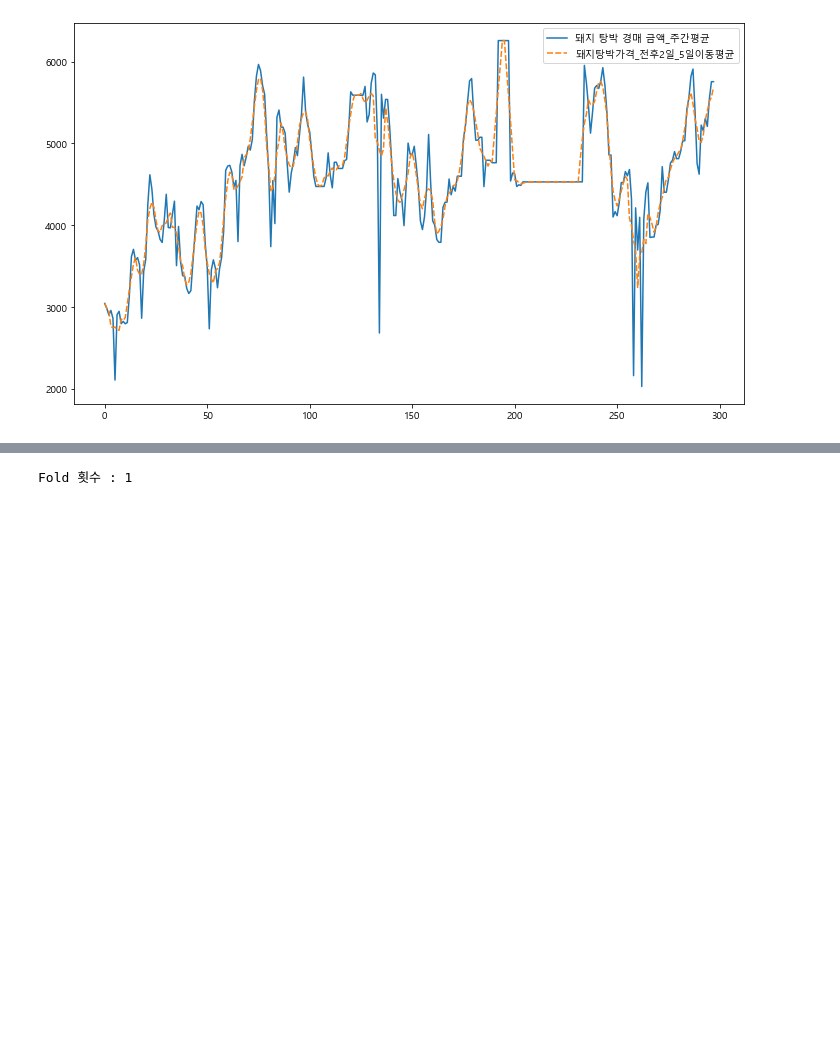
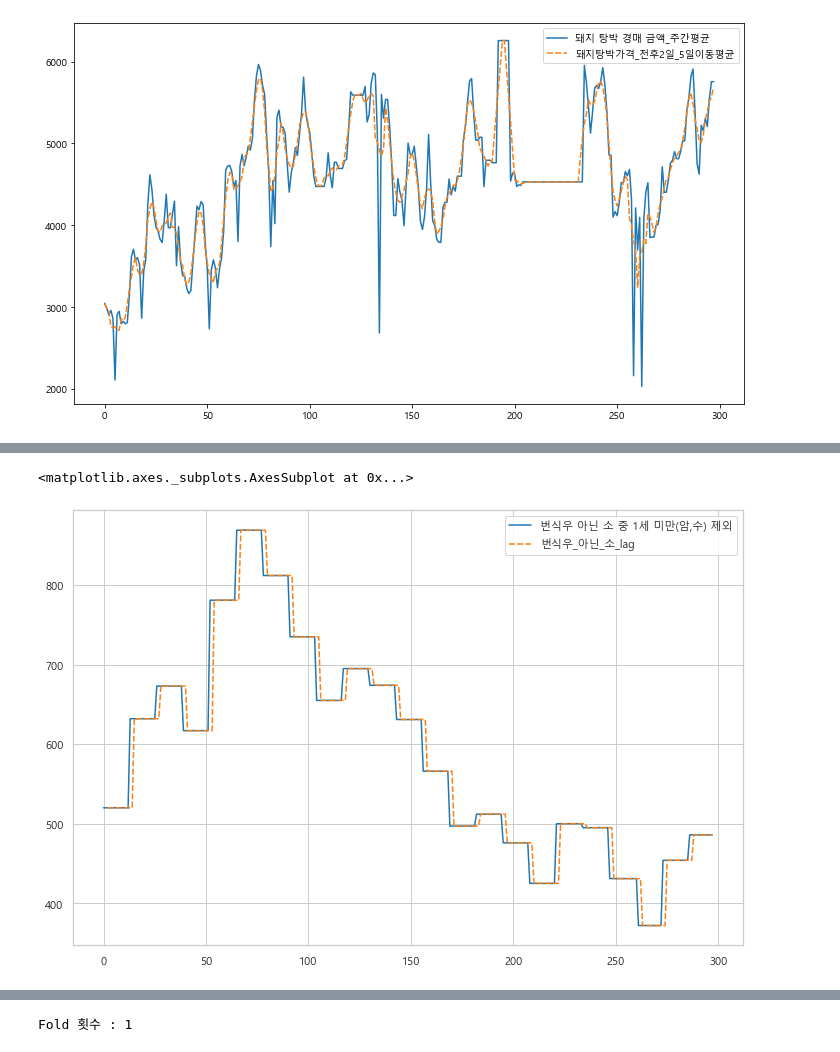
Before and after one commit to DSC-SCH/livestock-solution-project, a Jupyter notebook: eda/add_extra_feature.ipynb, the cells around one changed output, grey strips where cells are left out. Drawn from its saved outputs; the diff is of its cells as text; code cells hidden in the pictures; blank space fills up the shorter version.

```diff
--- a/eda/add_extra_feature.ipynb
+++ b/eda/add_extra_feature.ipynb
@@ -412,0 +480,7 @@ ex_data = data.copy()
+# %%
+ex_data['번식우_아닌_소_lag'] = ex_data['번식우 아닌 소 중 1세 미만(암,수) 제외'].shift(2)
+lag_df = ex_data[['번식우 아닌 소 중 1세 미만(암,수) 제외','번식우_아닌_소_lag']]
+sns.lineplot(data=lag_df, palette='tab10')
+# %% [output]
+<matplotlib.axes._subplots.AxesSubplot at 0x...>
+[figure, added]
```
Also changed, not shown: parts of 32 cells of this notebook.
